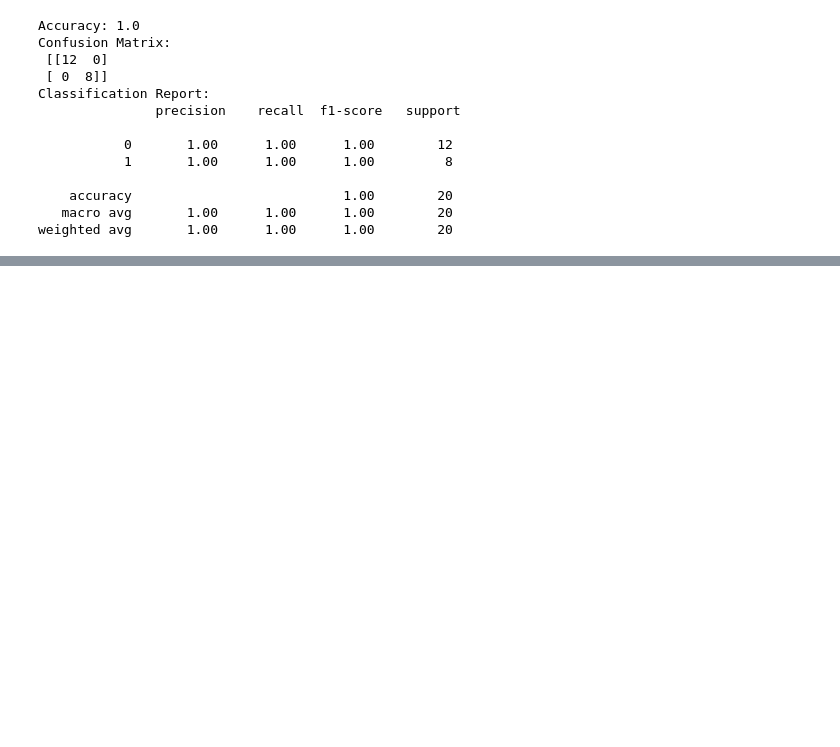
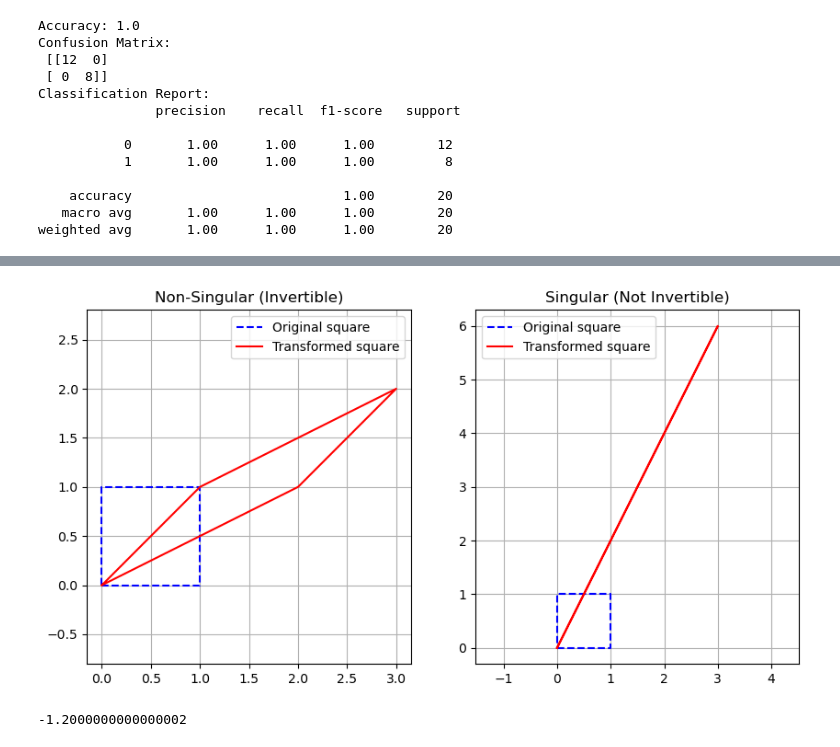
Before and after one commit to daemonX10/Notes, a Jupyter notebook: 02_programming_tools/01_python_ml/code.ipynb, the cells around one changed output, grey strips where cells are left out. Saved outputs shown, nothing was run; the diff lists cells and outputs as text; code cells hidden in the pictures; blank space fills up the shorter version.

```diff
--- a/02_programming_tools/01_python_ml/code.ipynb
+++ b/02_programming_tools/01_python_ml/code.ipynb
@@ -368,0 +569,46 @@ weighted avg       1.00      1.00      1.00        20
+# %%
+import matplotlib.pyplot as plt
+import numpy as np
+
+def plot_transformation(matrix, ax, title):
+    # Original square (unit square)
+    square = np.array([
+        [0, 0],
+        [1, 0],
+        [1, 1],
+        [0, 1],
+        [0, 0]
+    ])
+
+    # Transform square
+    transformed = square @ matrix.T
+
+    # Plot original
+    ax.plot(square[:, 0], square[:, 1], 'b--', label='Original square')
+    # Plot transformed
+    ax.plot(transformed[:, 0], transformed[:, 1], 'r-', label='Transformed square')
+    ax.set_title(title)
+    ax.legend()
+    ax.axis('equal')
+    ax.grid(True)
+
+# Non-singular matrix example
+non_singular_matrix = np.array([
+    [2, 1],
+    [1, 1]
+])
+
+# Singular matrix example
+singular_matrix = np.array([
+    [1, 2],
+    [2, 4]
+])
+
+fig, axes = plt.subplots(1, 2, figsize=(10, 5))
+
+plot_transformation(non_singular_matrix, axes[0], "Non-Singular (Invertible)")
+plot_transformation(singular_matrix, axes[1], "Singular (Not Invertible)")
+
+plt.show()
+# %% [output]
+[figure, added]
@@ -368,0 +643,4 @@ weighted avg       1.00      1.00      1.00        20
+# %%
+grad_function(1.4)
+# %% [output]
+-1.2000000000000002
```
Also changed, not shown: parts of 31 cells of this notebook.
